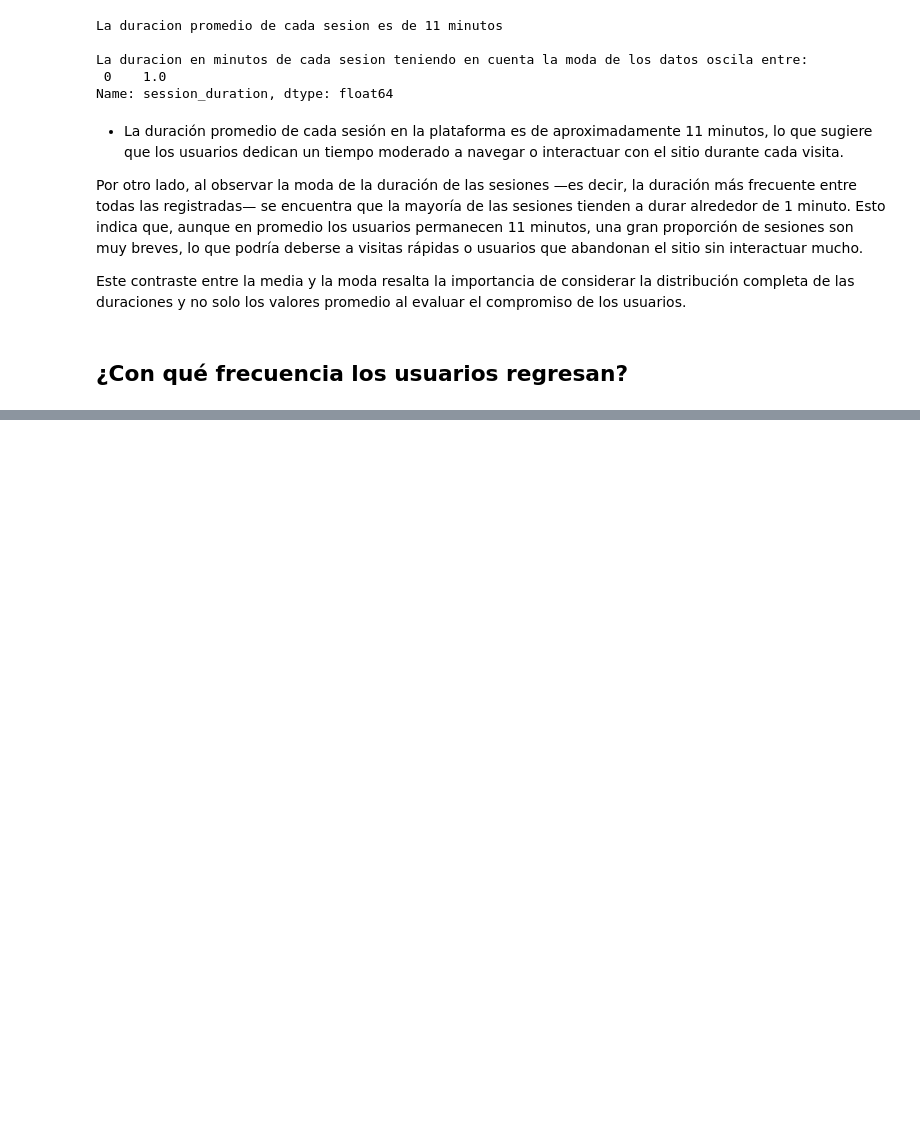
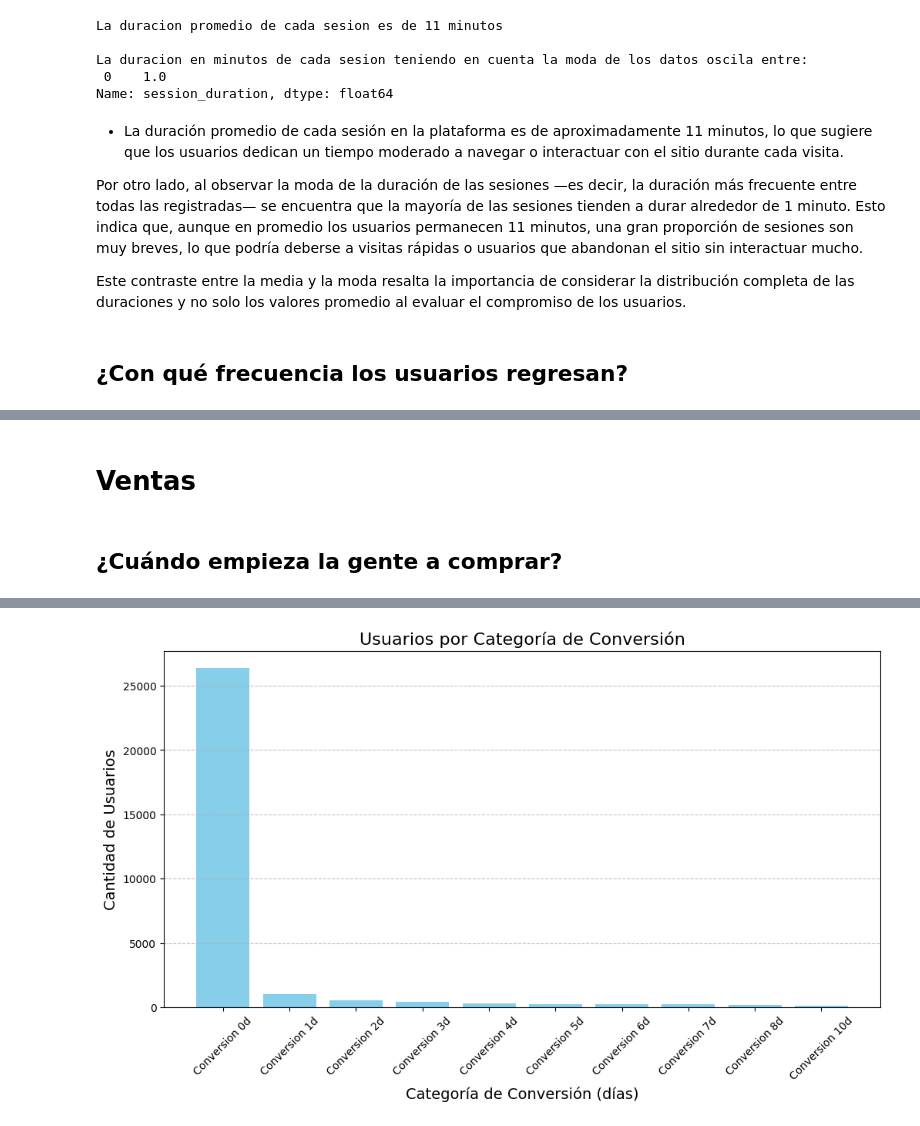
Before and after one commit to DavidRC-Ing/Proyect_Data_Analist_Showz, a Jupyter notebook: Proyecto_shows.ipynb, the cells around one changed output, grey strips where cells are left out. Cells and saved outputs as stored; diff of their text form; code cells hidden in the pictures; blank space fills up the shorter version.

```diff
--- a/Proyecto_shows.ipynb
+++ b/Proyecto_shows.ipynb
@@ -293,0 +322,51 @@ Este contraste entre la media y la moda resalta la importancia de considerar la
+# %% [markdown]
+# Ventas
+# %% [markdown]
+## ¿Cuándo empieza la gente a comprar?
+# %%
+# Creacion de columnas
+first_visit_date = visits.groupby('uid')['start_ts'].min()
+first_order_date= orders.groupby('uid')['buy_ts'].min()
+
+# Renombrar las columnas
+first_visit_date.name ='first_visit_date'
+first_order_date.name ='first_buy_date'
+
+# Unir a los dataframes
+visits = visits.join(first_visit_date, on='uid')
+orders=orders.join(first_order_date, on='uid')
+
+# Mes de la primera compra
+
+orders['first_buy_month'] = orders['first_buy_date'].dt.month
+orders['first_buy_year'] = orders['first_buy_date'].dt.year
+orders['buy_ts_month'] = orders['buy_ts'].dt.month
+
+print(orders.head(10))
+
+# dia de conversion
+orders_visits = pd.merge(visits, orders, on='uid')
+orders_visits['conversion_days'] = (orders_visits['first_buy_date'] - orders_visits['first_visit_date']).dt.days
+print(orders_visits.head(5))
+orders_visits['conversion_category'] = 'Conversion ' + orders_visits['conversion_days'].astype(str) + 'd'
+conversion_day= orders_visits.groupby('conversion_category')['uid'].nunique().sort_values(ascending=False)
+conversion_day_top10=conversion_day.head(10)
+
+print(conversion_day.head(10))
+
+
+# Grafica de conversion
+
+plt.figure(figsize=(12,6))
+plt.bar(conversion_day_top10.index, conversion_day_top10.values, color='skyblue')
+
+# Títulos y etiquetas
+plt.title('Usuarios por Categoría de Conversión', fontsize=16)
+plt.xlabel('Categoría de Conversión (días)', fontsize=14)
+plt.ylabel('Cantidad de Usuarios', fontsize=14)
+plt.xticks(rotation=45)  # Rotar las etiquetas para que se lean mejor
+plt.grid(axis='y', linestyle='--', alpha=0.7)
+
+# Mostrar gráfico
+plt.show()
+# %% [output]
@@ -293,0 +390 @@ Este contraste entre la media y la moda resalta la importancia de considerar la
+[figure, added]
```
Also changed, not shown: parts of 17 cells of this notebook.
